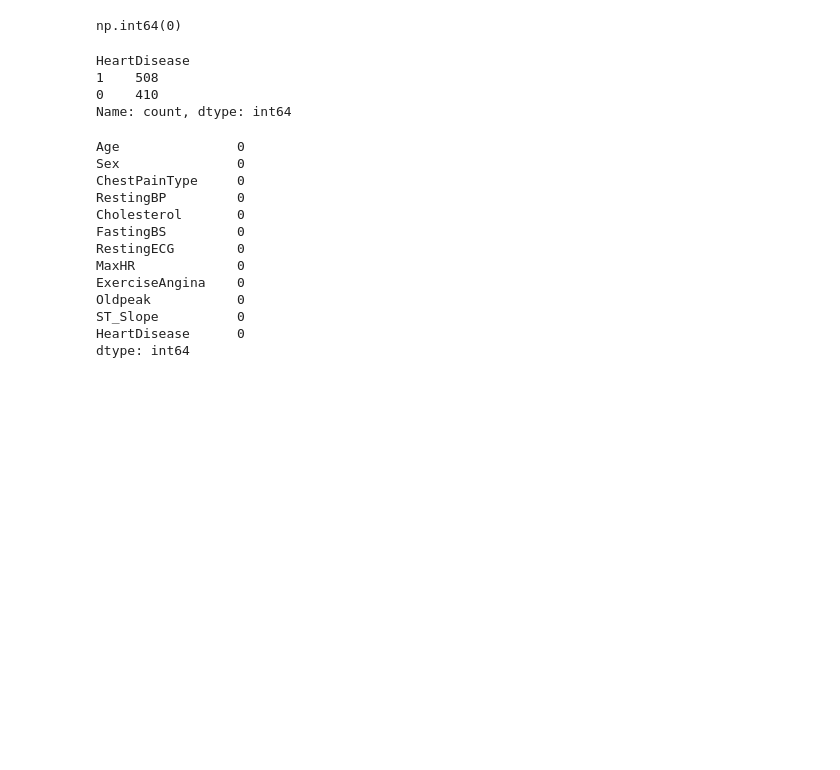
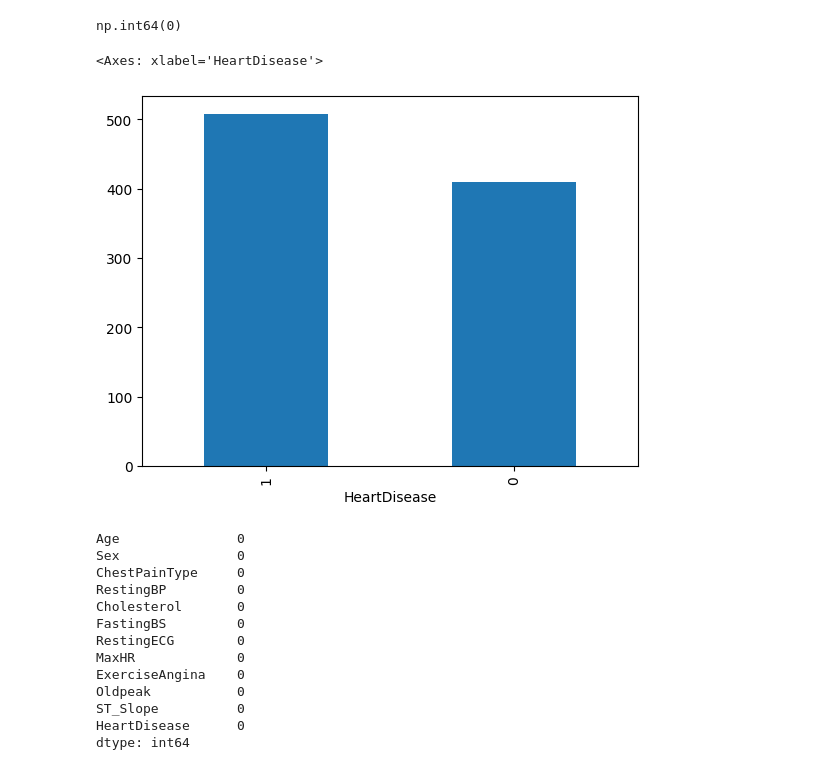
Before and after one commit to Niladri-Baksi/Machine-Learning, a Jupyter notebook: Linear Regression/Heart.ipynb, the cells around one changed output. Drawn from its saved outputs; the diff is of its cells as text; code cells hidden in the pictures; blank space fills up the shorter version.

Commit message:
heart disease

```diff
--- a/Linear Regression/Heart.ipynb
+++ b/Linear Regression/Heart.ipynb
@@ -68,12 +68,10 @@ df.duplicated().sum()
 # %% [output]
 np.int64(0)
 # %%
-df['HeartDisease'].value_counts()#.plot(kind = "bar")
+df['HeartDisease'].value_counts().plot(kind = "bar")
 # %% [output]
-HeartDisease
-1    508
-0    410
-Name: count, dtype: int64
+<Axes: xlabel='HeartDisease'>
+[figure, added]
 # %%
 df.isnull().sum()
 # %% [output]
```
Also changed, not shown: parts of 5 cells of this notebook.
